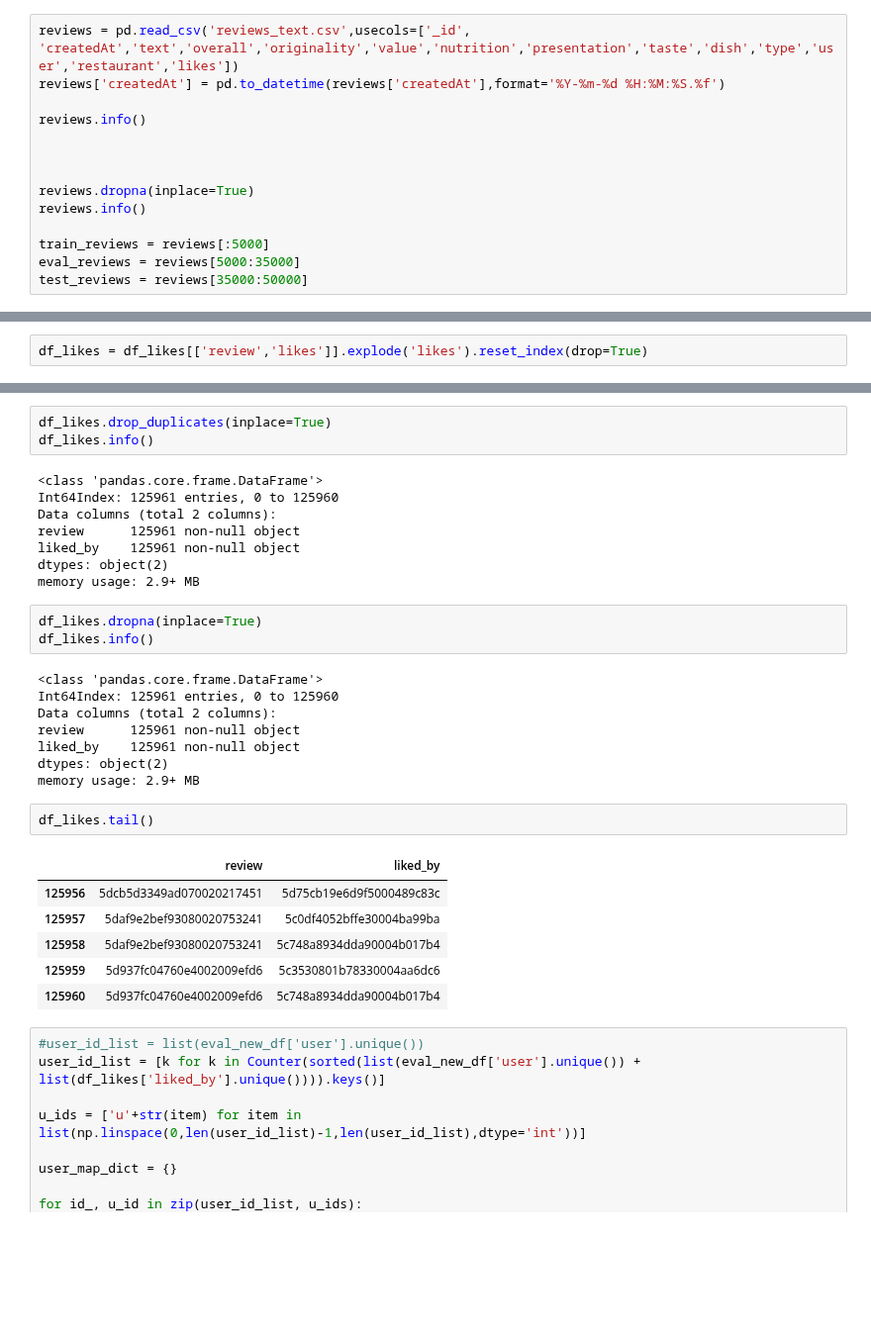
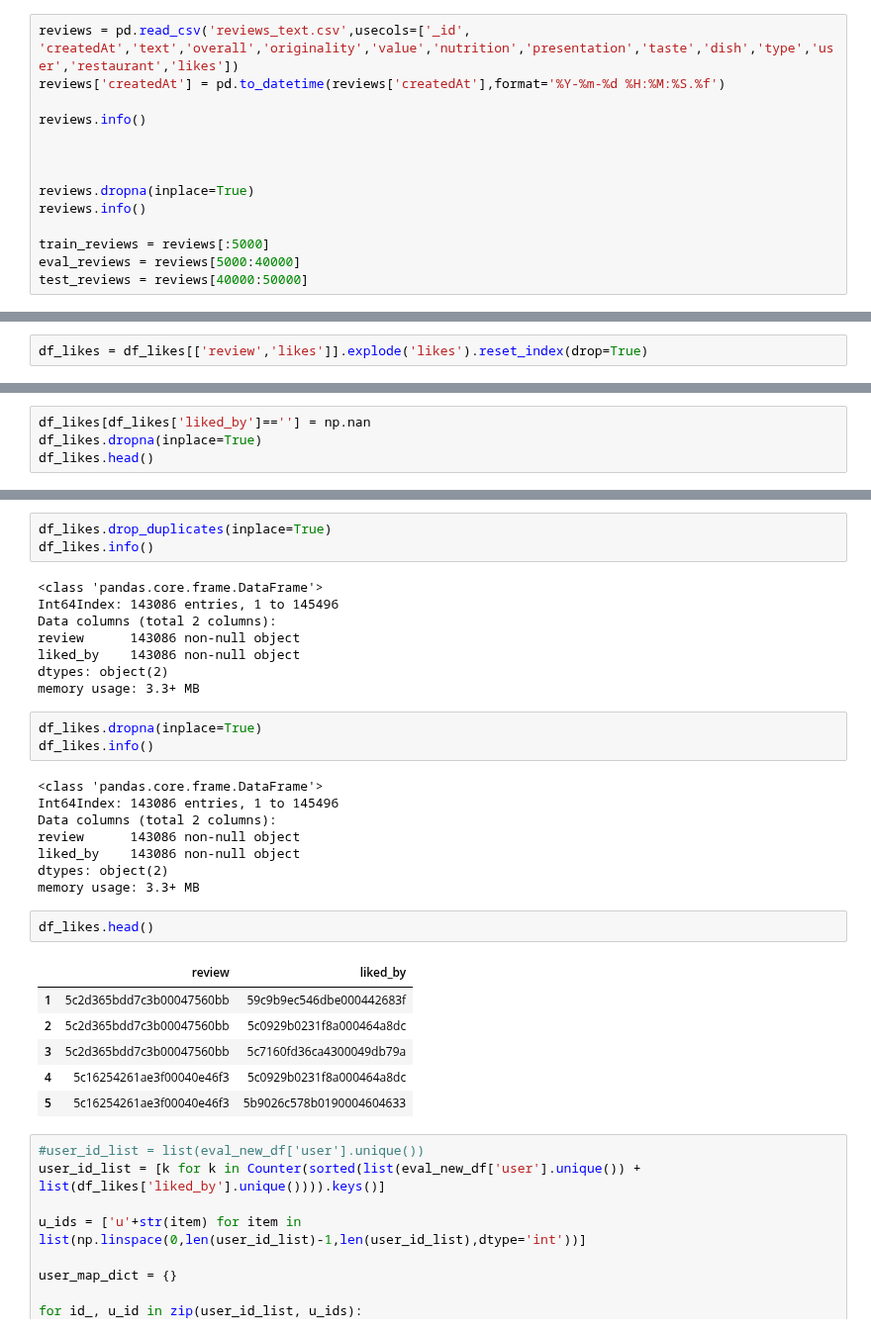
Before and after one commit to ravi-gopalan/DAND_Data_Wrangling, a Jupyter notebook: post_training_processing.ipynb, the cells around one changed output, grey strips where cells are left out. Shown at 99% size. Cells and saved outputs as stored; diff of their text form; blank space fills up the shorter version.

```diff
--- a/post_training_processing.ipynb
+++ b/post_training_processing.ipynb
@@ -279,8 +279,8 @@ reviews.dropna(inplace=True)
 reviews.info()
 
 train_reviews = reviews[:5000]
-eval_reviews = reviews[5000:35000]
-test_reviews = reviews[35000:50000]
+eval_reviews = reviews[5000:40000]
+test_reviews = reviews[40000:50000]
 # %% [output]
 <class 'pandas.core.frame.DataFrame'>
 RangeIndex: 56156 entries, 0 to 56155
@@ -693,0 +708,4 @@ memory usage: 1.9+ MB
+# %%
+df_likes[df_likes['liked_by']==''] = np.nan
+df_likes.dropna(inplace=True)
+df_likes.head()
@@ -696,32 +721,32 @@ df_likes.drop_duplicates(inplace=True)
 df_likes.info()
 # %% [output]
 <class 'pandas.core.frame.DataFrame'>
-Int64Index: 125961 entries, 0 to 125960
+Int64Index: 143086 entries, 1 to 145496
 Data columns (total 2 columns):
-review      125961 non-null object
-liked_by    125961 non-null object
+review      143086 non-null object
+liked_by    143086 non-null object
 dtypes: object(2)
-memory usage: 2.9+ MB
+memory usage: 3.3+ MB
 # %%
 df_likes.dropna(inplace=True)
 df_likes.info()
 # %% [output]
 <class 'pandas.core.frame.DataFrame'>
-Int64Index: 125961 entries, 0 to 125960
+Int64Index: 143086 entries, 1 to 145496
 Data columns (total 2 columns):
-review      125961 non-null object
-liked_by    125961 non-null object
+review      143086 non-null object
+liked_by    143086 non-null object
 dtypes: object(2)
-memory usage: 2.9+ MB
+memory usage: 3.3+ MB
 # %%
-df_likes.tail()
+df_likes.head()
 # %% [output]
 |  | review | liked_by |
-| 125956 | 5dcb5d3349ad070020217451 | 5d75cb19e6d9f5000489c83c |
-| 125957 | 5daf9e2bef93080020753241 | 5c0df4052bffe30004ba99ba |
-| 125958 | 5daf9e2bef93080020753241 | 5c748a8934dda90004b017b4 |
-| 125959 | 5d937fc04760e4002009efd6 | 5c3530801b78330004aa6dc6 |
-| 125960 | 5d937fc04760e4002009efd6 | 5c748a8934dda90004b017b4 |
+| 1 | 5c2d365bdd7c3b00047560bb | 59c9b9ec546dbe000442683f |
+| 2 | 5c2d365bdd7c3b00047560bb | 5c0929b0231f8a000464a8dc |
+| 3 | 5c2d365bdd7c3b00047560bb | 5c7160fd36ca4300049db79a |
+| 4 | 5c16254261ae3f00040e46f3 | 5c0929b0231f8a000464a8dc |
+| 5 | 5c16254261ae3f00040e46f3 | 5b9026c578b0190004604633 |
 # %%
 #user_id_list = list(eval_new_df['user'].unique())
 user_id_list = [k for k in Counter(sorted(list(eval_new_df['user'].unique()) + list(df_likes['liked_by'].unique()))).keys()]
```
Also changed, not shown: parts of 34 cells of this notebook.
